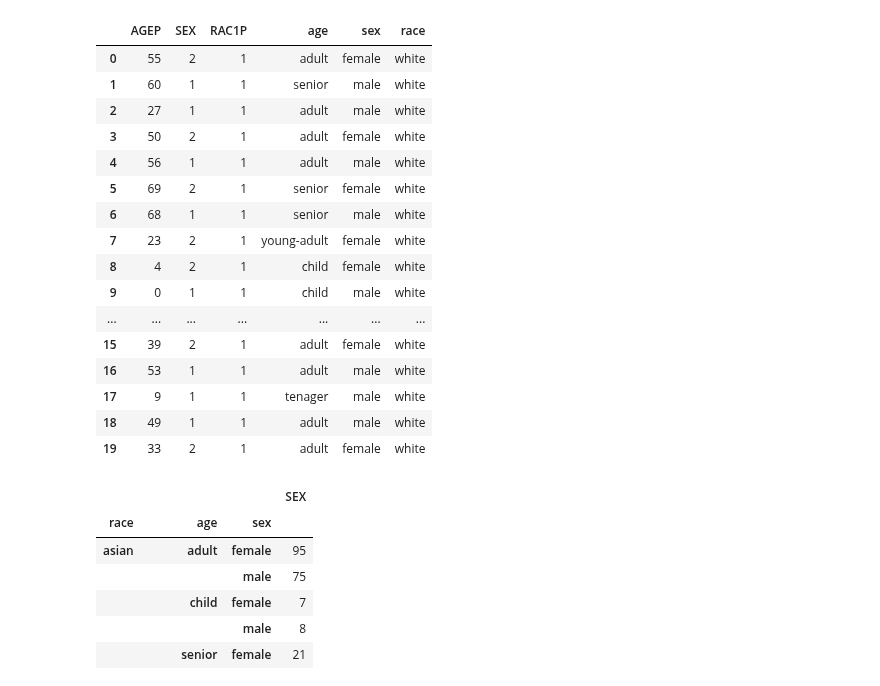
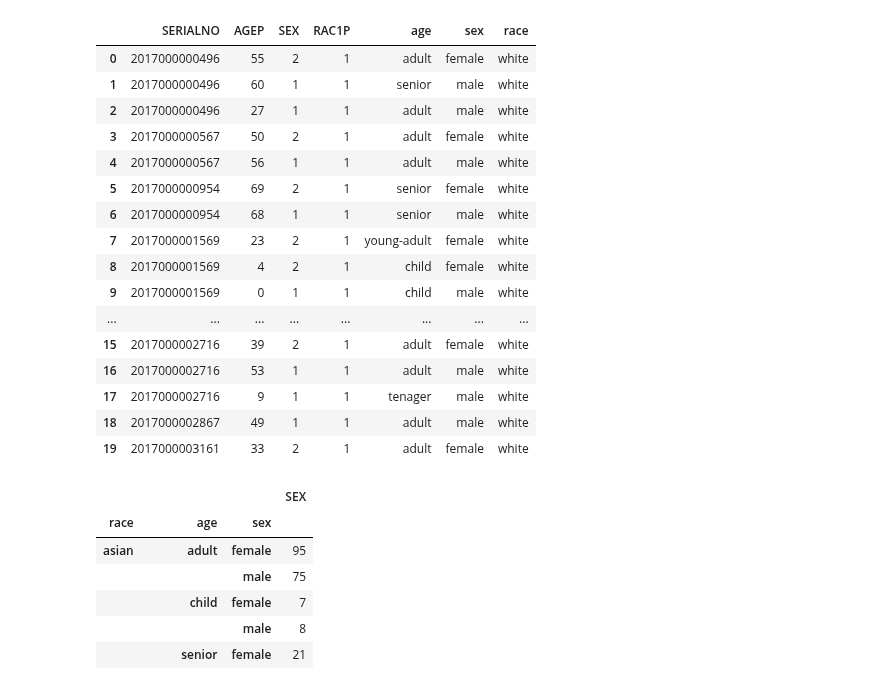
Before and after one commit to abuudarda/synthetic-population-simulation, a Jupyter notebook: CA-data/pums/pums_data_parser.ipynb, the cells around one changed output. Saved outputs shown, nothing was run; the diff lists cells and outputs as text; code cells hidden in the pictures.

```diff
--- a/CA-data/pums/pums_data_parser.ipynb
+++ b/CA-data/pums/pums_data_parser.ipynb
@@ -37,34 +37,37 @@ def translateRace(race):
         return 'other'
 # %%
 # only read the columns that we are interested as the CSV file is too large
-col_list = ["SEX", "RAC1P", "AGEP"]
+col_list = ["SEX", "RAC1P", "AGEP", "SERIALNO"]
 pums_data = pd.read_csv("psam_p46.csv", usecols=col_list)
+hh_data = pd.read_csv("psam_p46.csv", usecols=["SERIALNO"])
 
 # construct caegorical data from numerical data that comes from pums
 pums_data['age'] = pums_data.apply(lambda row: translateAge(row['AGEP']), axis=1)
 pums_data['sex'] = pums_data.apply(lambda row: translateSex(row['SEX']), axis=1)
 pums_data['race'] = pums_data.apply(lambda row: translateRace(row['RAC1P']), axis=1)
+# pums_data['house_no'] = pums_data.apply(lambda row: translateRace(row['SERIALNO']), axis=1)
+
 
 # view the data to see if the categorization is accurate
 pums_data.head(20)
 # %% [output]
-|  | AGEP | SEX | RAC1P | age | sex | race |
-| 0 | 55 | 2 | 1 | adult | female | white |
-| 1 | 60 | 1 | 1 | senior | male | white |
-| 2 | 27 | 1 | 1 | adult | male | white |
-| 3 | 50 | 2 | 1 | adult | female | white |
-| 4 | 56 | 1 | 1 | adult | male | white |
-| 5 | 69 | 2 | 1 | senior | female | white |
-| 6 | 68 | 1 | 1 | senior | male | white |
-| 7 | 23 | 2 | 1 | young-adult | female | white |
-| 8 | 4 | 2 | 1 | child | female | white |
-| 9 | 0 | 1 | 1 | child | male | white |
-| ... | ... | ... | ... | ... | ... | ... |
-| 15 | 39 | 2 | 1 | adult | female | white |
-| 16 | 53 | 1 | 1 | adult | male | white |
-| 17 | 9 | 1 | 1 | tenager | male | white |
-| 18 | 49 | 1 | 1 | adult | male | white |
-| 19 | 33 | 2 | 1 | adult | female | white |
+|  | SERIALNO | AGEP | SEX | RAC1P | age | sex | race |
+| 0 | 2017000000496 | 55 | 2 | 1 | adult | female | white |
+| 1 | 2017000000496 | 60 | 1 | 1 | senior | male | white |
+| 2 | 2017000000496 | 27 | 1 | 1 | adult | male | white |
+| 3 | 2017000000567 | 50 | 2 | 1 | adult | female | white |
+| 4 | 2017000000567 | 56 | 1 | 1 | adult | male | white |
+| 5 | 2017000000954 | 69 | 2 | 1 | senior | female | white |
+| 6 | 2017000000954 | 68 | 1 | 1 | senior | male | white |
+| 7 | 2017000001569 | 23 | 2 | 1 | young-adult | female | white |
+| 8 | 2017000001569 | 4 | 2 | 1 | child | female | white |
+| 9 | 2017000001569 | 0 | 1 | 1 | child | male | white |
+| ... | ... | ... | ... | ... | ... | ... | ... |
+| 15 | 2017000002716 | 39 | 2 | 1 | adult | female | white |
+| 16 | 2017000002716 | 53 | 1 | 1 | adult | male | white |
+| 17 | 2017000002716 | 9 | 1 | 1 | tenager | male | white |
+| 18 | 2017000002867 | 49 | 1 | 1 | adult | male | white |
+| 19 | 2017000003161 | 33 | 2 | 1 | adult | female | white |
 # %%
 # count the male female under each race and age sub-group
 gender_chart = pums_data.pivot_table(values='SEX', index=['race','age', 'sex'], aggfunc=pd.Series.count)
```
Also changed, not shown: parts of 1 cell of this notebook, 6 other files.
